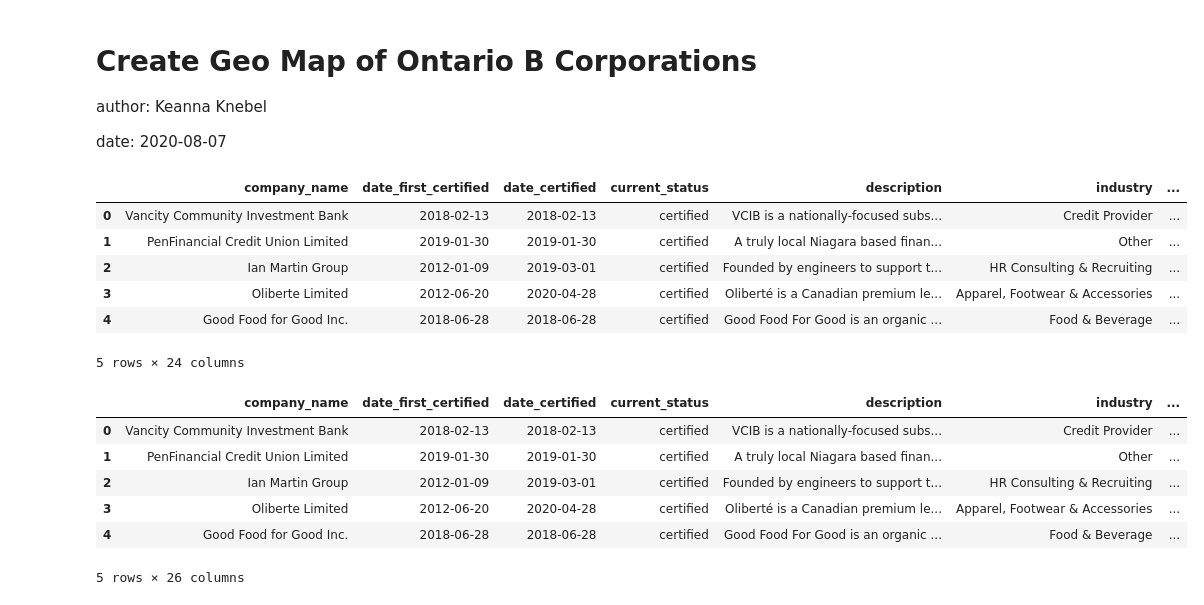
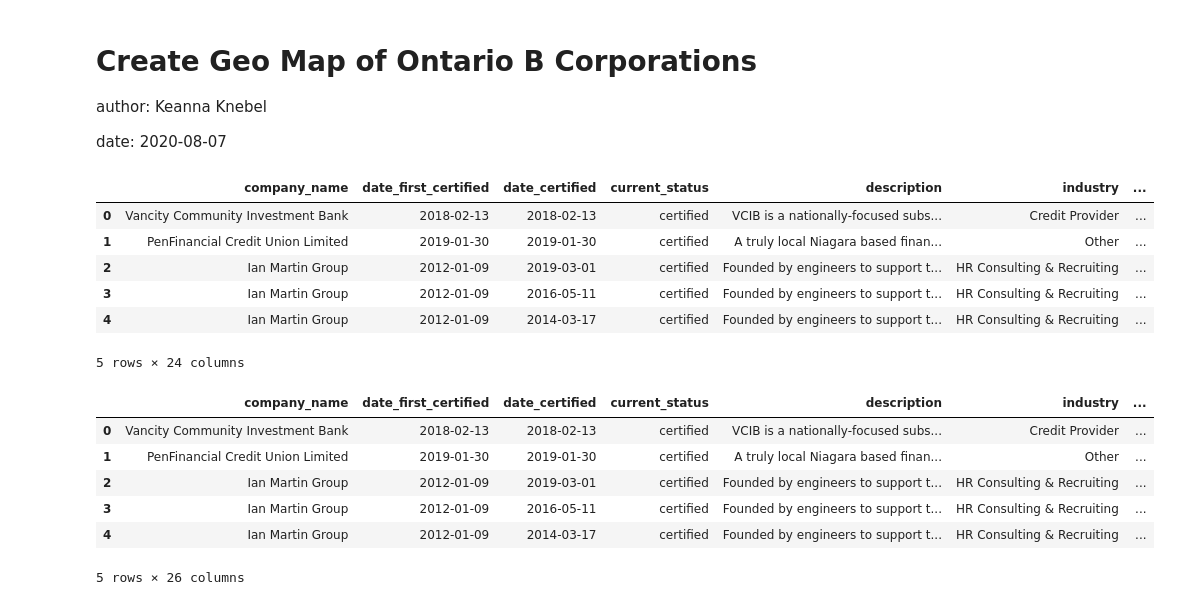
Before and after one commit to Keanna-K/b_corps, a Jupyter notebook: src/geo_mapping.ipynb, the cells around one changed output. Drawn from its saved outputs; the diff is of its cells as text; code cells hidden in the pictures.

```diff
--- a/src/geo_mapping.ipynb
+++ b/src/geo_mapping.ipynb
@@ -18,18 +18,18 @@ with open('creds.json') as f:
     data = json.load(f)
 mapbox_access_token = data['map_box_key']
 # %%
-df = pd.read_csv("data/ont_bcorps.csv")
+df = pd.read_csv("../data/ont_bcorps.csv")
 
 df = df[df.current_status == 'certified']
-df.drop_duplicates(subset=['company_name'], inplace=True, ignore_index=True)
+#df.drop_duplicates(subset=['company_name'], inplace=True, ignore_index=True)
 df.head()
 # %% [output]
 |  | company_name | date_first_certified | date_certified | current_status | description | industry | ... |
 | 0 | Vancity Community Investment Bank | 2018-02-13 | 2018-02-13 | certified | VCIB is a nationally-focused subs... | Credit Provider | ... |
 | 1 | PenFinancial Credit Union Limited | 2019-01-30 | 2019-01-30 | certified | A truly local Niagara based finan... | Other | ... |
 | 2 | Ian Martin Group | 2012-01-09 | 2019-03-01 | certified | Founded by engineers to support t... | HR Consulting & Recruiting | ... |
-| 3 | Oliberte Limited | 2012-06-20 | 2020-04-28 | certified | Oliberté is a Canadian premium le... | Apparel, Footwear & Accessories | ... |
-| 4 | Good Food for Good Inc. | 2018-06-28 | 2018-06-28 | certified | Good Food For Good is an organic ... | Food & Beverage | ... |
+| 3 | Ian Martin Group | 2012-01-09 | 2016-05-11 | certified | Founded by engineers to support t... | HR Consulting & Recruiting | ... |
+| 4 | Ian Martin Group | 2012-01-09 | 2014-03-17 | certified | Founded by engineers to support t... | HR Consulting & Recruiting | ... |
 5 rows × 24 columns
 # %%
 # initialize empty lists
@@ -51,6 +51,6 @@ df.head()
 | 0 | Vancity Community Investment Bank | 2018-02-13 | 2018-02-13 | certified | VCIB is a nationally-focused subs... | Credit Provider | ... |
 | 1 | PenFinancial Credit Union Limited | 2019-01-30 | 2019-01-30 | certified | A truly local Niagara based finan... | Other | ... |
 | 2 | Ian Martin Group | 2012-01-09 | 2019-03-01 | certified | Founded by engineers to support t... | HR Consulting & Recruiting | ... |
-| 3 | Oliberte Limited | 2012-06-20 | 2020-04-28 | certified | Oliberté is a Canadian premium le... | Apparel, Footwear & Accessories | ... |
-| 4 | Good Food for Good Inc. | 2018-06-28 | 2018-06-28 | certified | Good Food For Good is an organic ... | Food & Beverage | ... |
+| 3 | Ian Martin Group | 2012-01-09 | 2016-05-11 | certified | Founded by engineers to support t... | HR Consulting & Recruiting | ... |
+| 4 | Ian Martin Group | 2012-01-09 | 2014-03-17 | certified | Founded by engineers to support t... | HR Consulting & Recruiting | ... |
 5 rows × 26 columns
```
Also changed, not shown: parts of 4 cells of this notebook, 5 other files.
